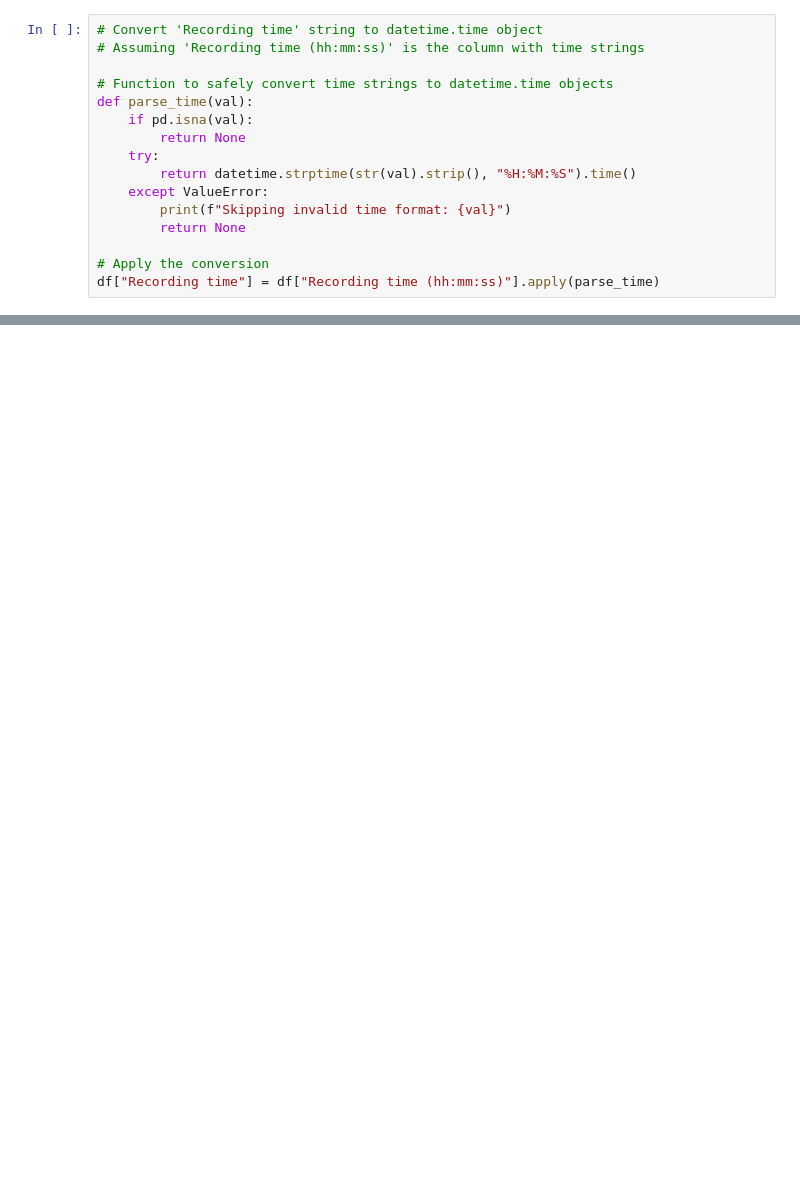
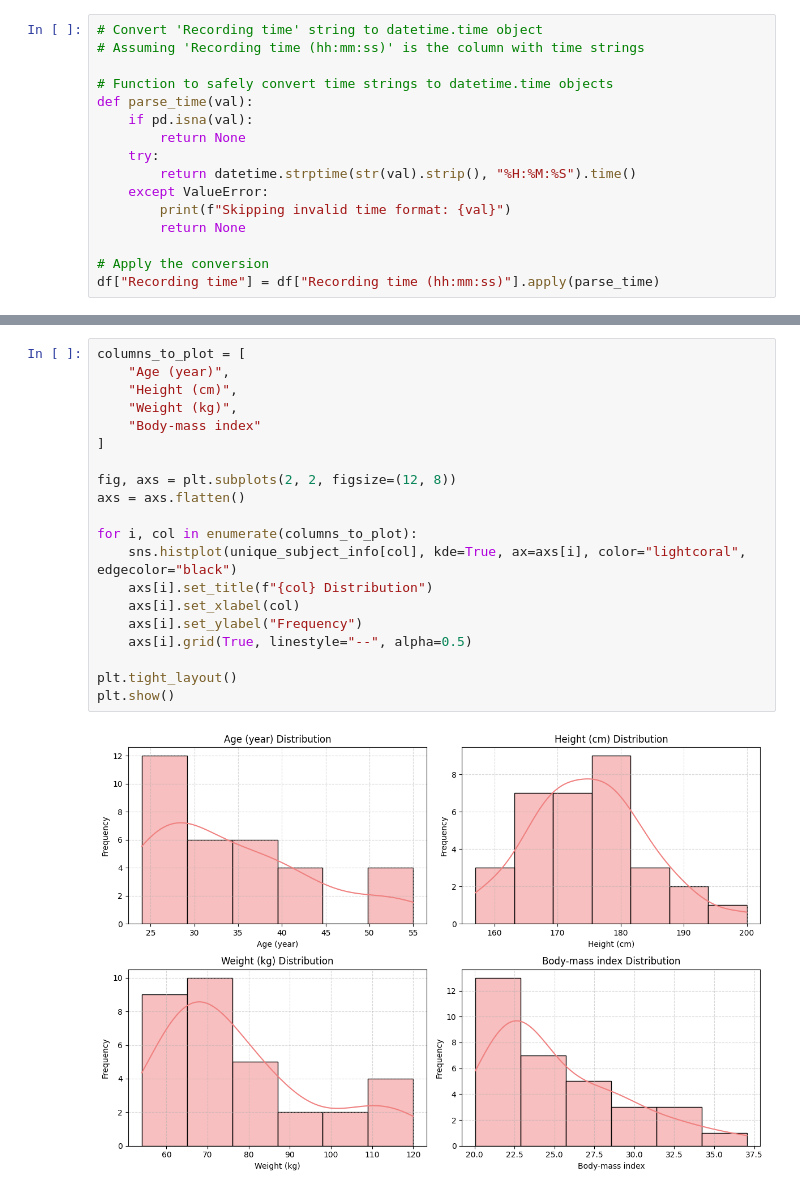
Before and after one commit to Henry7755/ProJect64, a Jupyter notebook: src/demographics.ipynb, the cells around one changed output, grey strips where cells are left out. Cells and saved outputs as stored; diff of their text form; blank space fills up the shorter version.

```diff
--- a/src/demographics.ipynb
+++ b/src/demographics.ipynb
@@ -196,0 +399,22 @@ new_df.to_csv("Final_Demographics.csv", index=False)
+# %%
+columns_to_plot = [
+    "Age (year)",
+    "Height (cm)",
+    "Weight (kg)",
+    "Body-mass index"
+]
+
+fig, axs = plt.subplots(2, 2, figsize=(12, 8))
+axs = axs.flatten()
+
+for i, col in enumerate(columns_to_plot):
+    sns.histplot(unique_subject_info[col], kde=True, ax=axs[i], color="lightcoral", edgecolor="black")
+    axs[i].set_title(f"{col} Distribution")
+    axs[i].set_xlabel(col)
+    axs[i].set_ylabel("Frequency")
+    axs[i].grid(True, linestyle="--", alpha=0.5)
+
+plt.tight_layout()
+plt.show()
+# %% [output]
+[figure, added]
```
Also changed, not shown: parts of 14 cells of this notebook.
